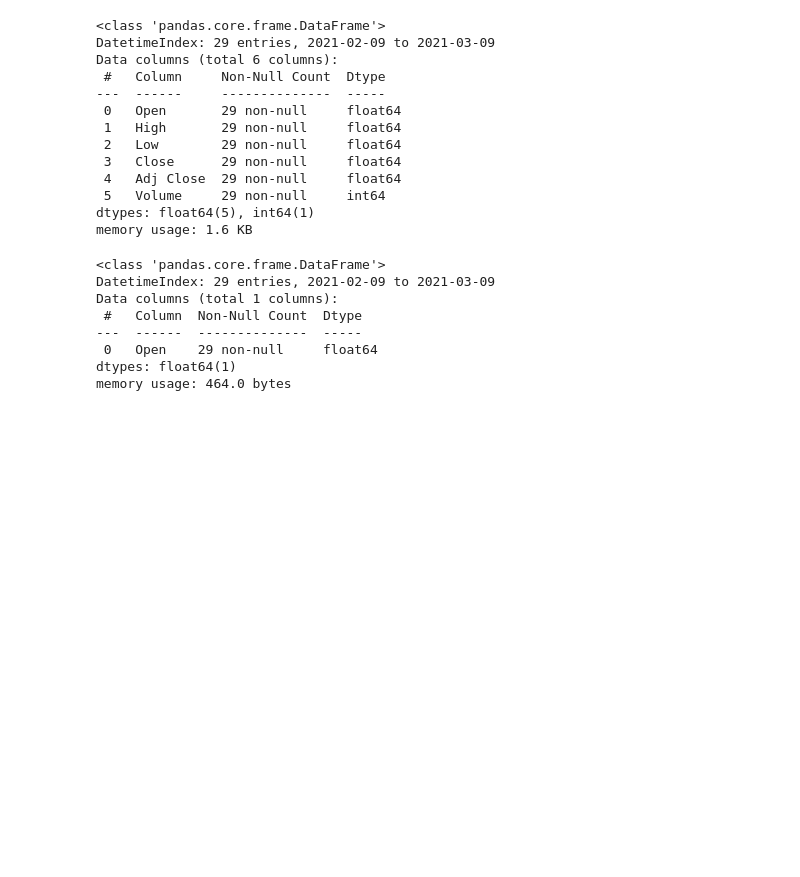
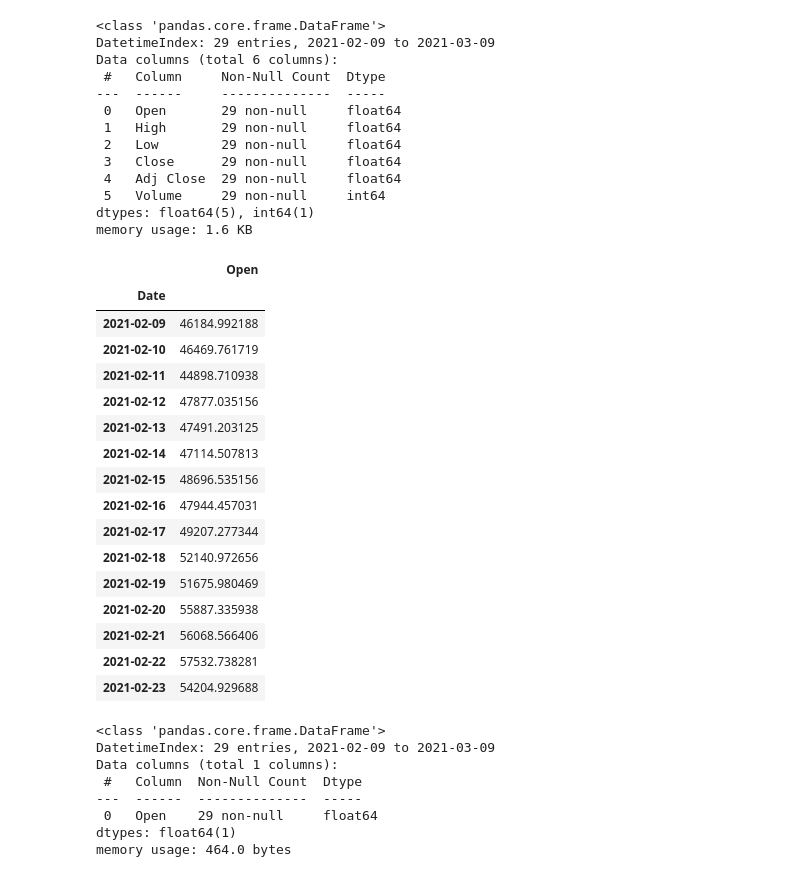
Before and after one commit to Amelchristy/BitcoinPricePrediction, a Jupyter notebook: BitCoin_data.ipynb, the cells around one changed output. Saved outputs shown, nothing was run; the diff lists cells and outputs as text; code cells hidden in the pictures; blank space fills up the shorter version.

```diff
--- a/BitCoin_data.ipynb
+++ b/BitCoin_data.ipynb
@@ -281,6 +286,25 @@ memory usage: 1.6 KB
 # %%
 test_set=dataset_test['Open']
 test_set=pd.DataFrame(test_set)
+test_set.head(15)
+# %% [output]
+|  | Open |
+| Date |  |
+| 2021-02-09 | 46184.992188 |
+| 2021-02-10 | 46469.761719 |
+| 2021-02-11 | 44898.710938 |
+| 2021-02-12 | 47877.035156 |
+| 2021-02-13 | 47491.203125 |
+| 2021-02-14 | 47114.507813 |
+| 2021-02-15 | 48696.535156 |
+| 2021-02-16 | 47944.457031 |
+| 2021-02-17 | 49207.277344 |
+| 2021-02-18 | 52140.972656 |
+| 2021-02-19 | 51675.980469 |
+| 2021-02-20 | 55887.335938 |
+| 2021-02-21 | 56068.566406 |
+| 2021-02-22 | 57532.738281 |
+| 2021-02-23 | 54204.929688 |
 # %%
 test_set.info()
 # %% [output]
```
Also changed, not shown: parts of 15 cells of this notebook, 3 other files.
